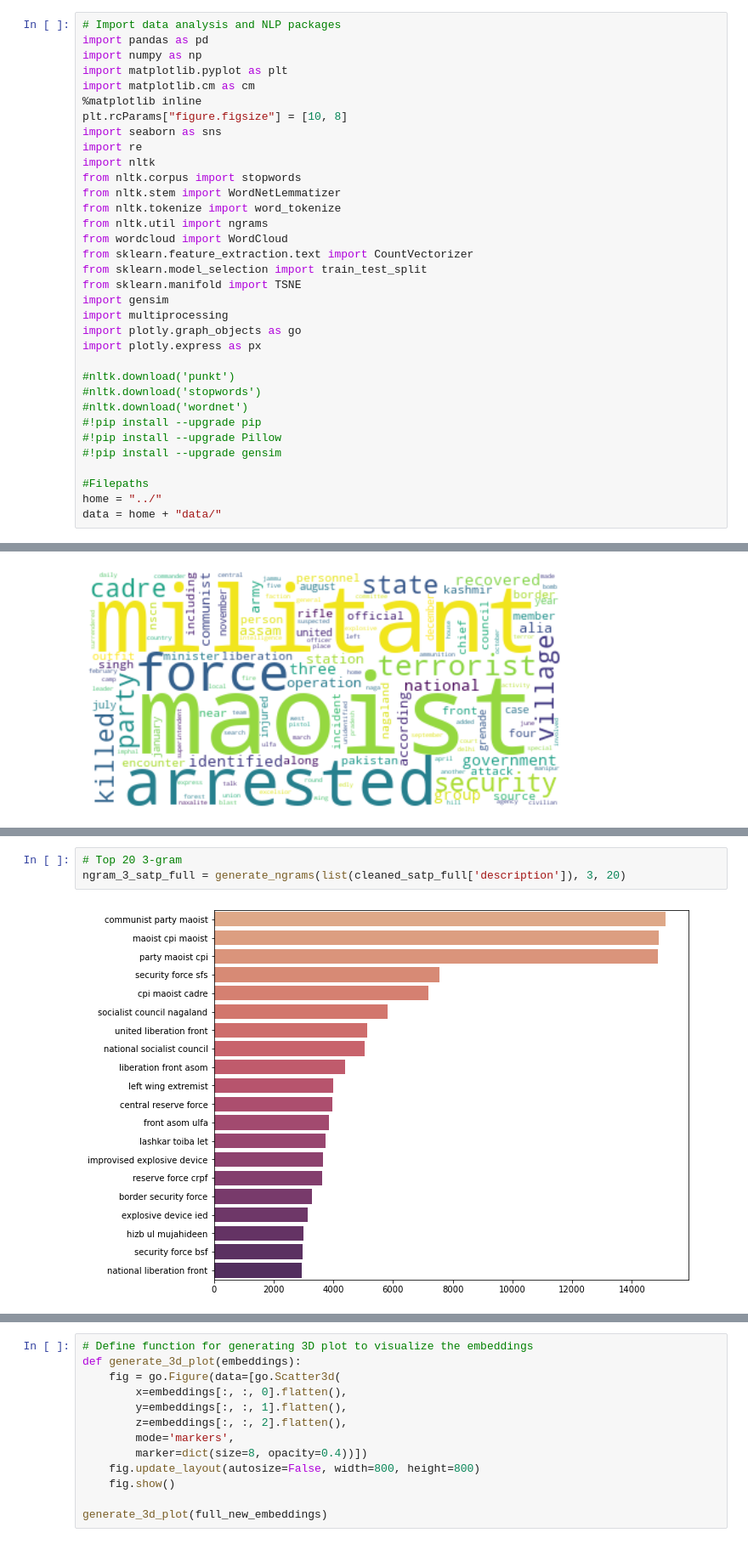
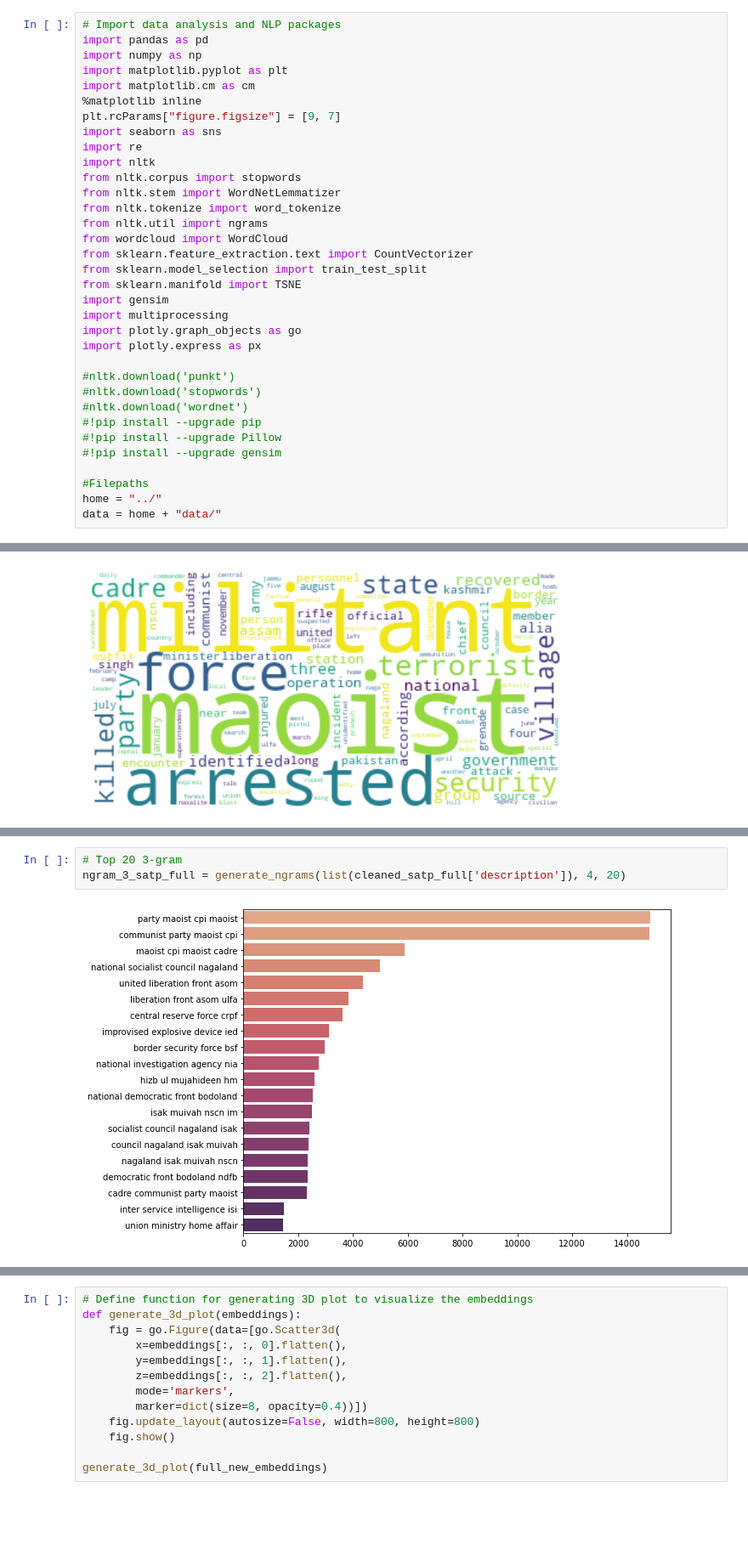
Before and after one commit to jonathanold/conflict-india, a Jupyter notebook: code/satp_descriptive_analysis.ipynb, the cells around one changed output, grey strips where cells are left out. Shown: that part at 85% size. Cells and saved outputs as stored; diff of their text form; blank space fills up the shorter version.

```diff
--- a/code/satp_descriptive_analysis.ipynb
+++ b/code/satp_descriptive_analysis.ipynb
@@ -7,7 +7,7 @@ import numpy as np
 import matplotlib.pyplot as plt
 import matplotlib.cm as cm
 %matplotlib inline
-plt.rcParams["figure.figsize"] = [10, 8]
+plt.rcParams["figure.figsize"] = [9, 7]
 import seaborn as sns
 import re
 import nltk
@@ -435,8 +435,8 @@ freq_plot(wordcloud_satp_full, 20)
 # %%
 # Top 20 3-gram
-ngram_3_satp_full = generate_ngrams(list(cleaned_satp_full['description']), 3, 20)
+ngram_3_satp_full = generate_ngrams(list(cleaned_satp_full['description']), 4, 20)
 # %% [output]
-[figure, old version]
+[figure, new version]
 # %%
 # Prepare the data
 full_train = [text.split() for text in cleaned_satp_full['description']]
```
Also changed, not shown: parts of 7 cells of this notebook.
